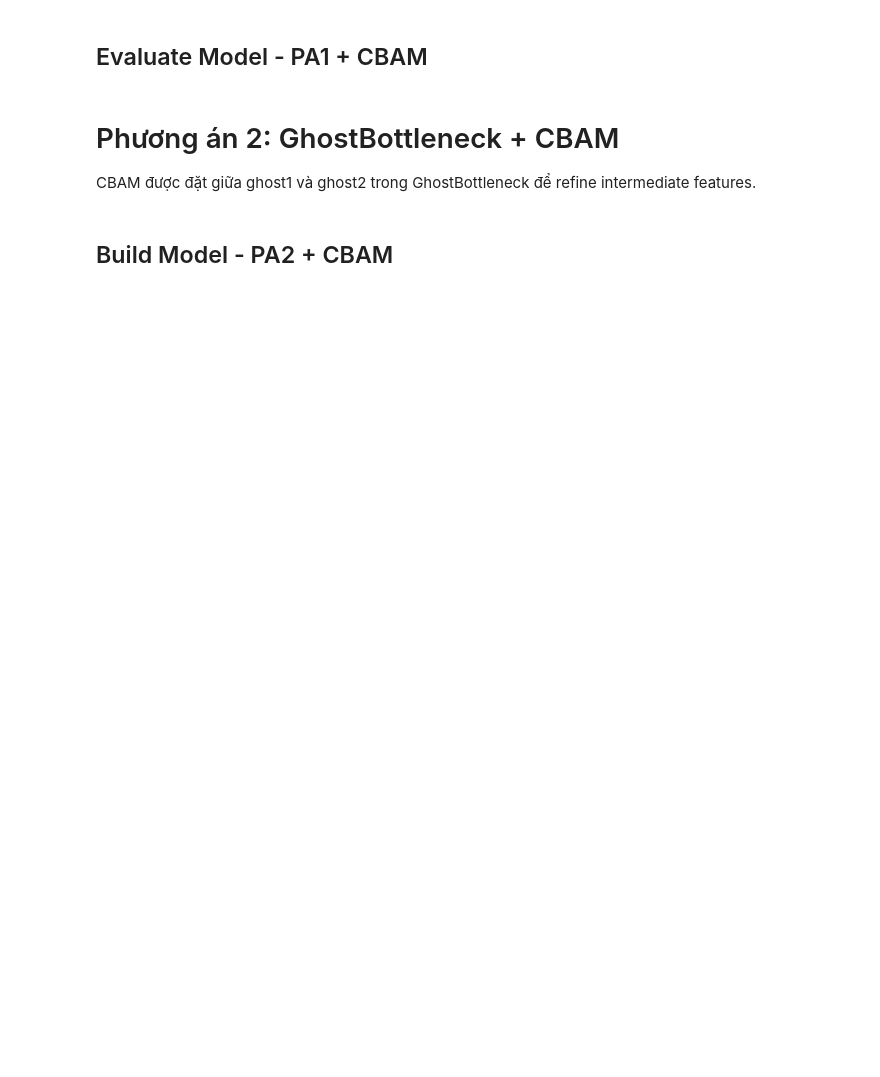
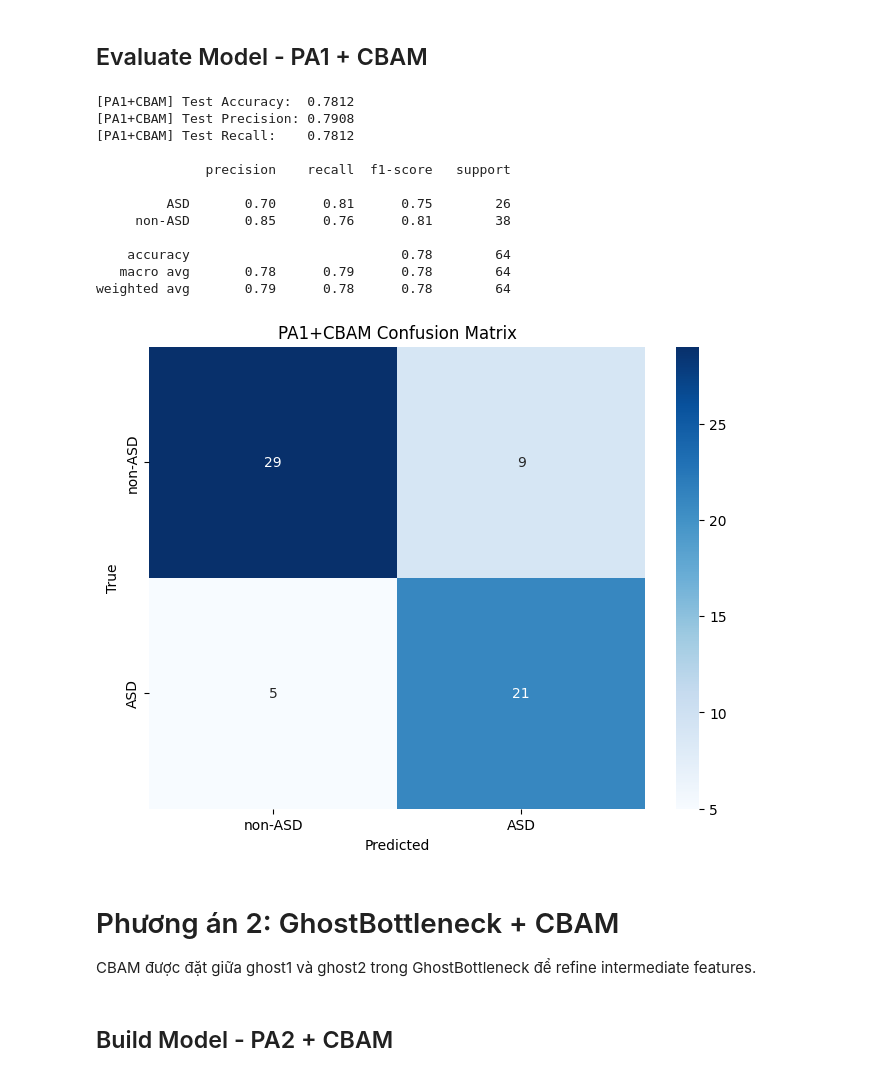
Before and after one commit to ASD-by-Eye-tracking-and-Deep-learning/train, a Jupyter notebook: ghost+cbam/convnexttiny_v2.ipynb, the cells around one changed output. Drawn from its saved outputs; the diff is of its cells as text; code cells hidden in the pictures; blank space fills up the shorter version.

```diff
--- a/ghost+cbam/convnexttiny_v2.ipynb
+++ b/ghost+cbam/convnexttiny_v2.ipynb
@@ -43,7 +63,36 @@ print(f"Model save path: {MODEL_SAVE_PATH}")
 # %%
-num_epochs = 30
-criterion = torch.nn.BCEWithLogitsLoss()
-patience = 25
+device = torch.device("cuda" if torch.cuda.is_available() else "cpu")
+num_epochs = 100
+pos_weight = torch.tensor([0.67], device=device)
+criterion = torch.nn.BCEWithLogitsLoss(pos_weight=pos_weight)
+patience = 12 # Tăng patience để theo dõi kỹ hơn các đợt dao động
+lr = 5e-6
+weight_decay = 2e-4 # Tăng nhẹ để chống overfitting
+max_norm = 0.3 # Giảm max_norm để gradient update mượt hơn
+
+def update_training_phase(model, optimizer, epoch, base_lr):
+    """
+    Cấu hình Phasing mượt hơn:
+    Phase 1 (0-4): Warm-up head (Backbone frozen)
+    Phase 2 (5-20): Fine-tune với LR thấp
+    Phase 3 (21+): Cực nhỏ để hội tụ sâu
+    """
+    if epoch < 5:
+        for param in model.backbone.parameters():
+            param.requires_grad = False
+        current_lr = base_lr
+    elif epoch < 20:
+        for param in model.backbone.parameters():
+            param.requires_grad = True
+        current_lr = base_lr * 0.5 # Giảm nhẹ so với ban đầu
+    else:
+        for param in model.backbone.parameters():
+            param.requires_grad = True
+        current_lr = base_lr * 0.1 # LR rất nhỏ để tinh chỉnh
+
+    for param_group in optimizer.param_groups:
+        param_group['lr'] = current_lr
+    return current_lr
 # %% [markdown]
 # 1. Load Data
 # %%
@@ -193,5 +233,5 @@ class ModelPA1_CBAM(torch.nn.Module):
         x = self.ghost_head[2](x)
         return x
 
-model_pa1_cbam = ModelPA1_CBAM().to(device)
-print(f"PA1+CBAM Model. Features: {model_pa1_cbam.backbone.num_features}")
+model_pa1 = ModelPA1_CBAM().to(device)
+print(f"PA1+CBAM Model. Features: {model_pa1.backbone.num_features}")
@@ -270,32 +351,46 @@ plt.tight_layout(); plt.show()
 # %% [markdown]
 ## Evaluate Model - PA1 + CBAM
 # %%
-model_pa1_cbam.load_state_dict(torch.load(os.path.join(MODEL_SAVE_PATH, 'best_pa1_cbam.pth')))
-model_pa1_cbam.eval()
+model_pa1.load_state_dict(torch.load(os.path.join(MODEL_SAVE_PATH, 'best_pa1.pth')))
+model_pa1.eval()
 
 y_all_pa1, yhat_all_pa1 = [], []
 with torch.no_grad():
     for images, labels in test_loader:
-        outputs = torch.sigmoid(model_pa1_cbam(images.to(device)))
+        outputs = torch.sigmoid(model_pa1(images.to(device)))
         yhat_all_pa1.extend((outputs > 0.5).int().squeeze(1).cpu().numpy())
         y_all_pa1.extend(labels.numpy())
 
 y_all_pa1, yhat_all_pa1 = np.array(y_all_pa1), np.array(yhat_all_pa1)
 accuracy_pa1 = (y_all_pa1 == yhat_all_pa1).mean()
 precision_pa1 = precision_score(y_all_pa1, yhat_all_pa1, average='weighted')
 recall_pa1 = recall_score(y_all_pa1, yhat_all_pa1, average='weighted')
 
 print(f"[PA1+CBAM] Test Accuracy:  {accuracy_pa1:.4f}")
 print(f"[PA1+CBAM] Test Precision: {precision_pa1:.4f}")
 print(f"[PA1+CBAM] Test Recall:    {recall_pa1:.4f}")
 print("\n" + classification_report(y_all_pa1, yhat_all_pa1, target_names=dataset.classes))
 
 conf_mat_pa1 = confusion_matrix(1 - y_all_pa1, 1 - yhat_all_pa1)
 fig, ax = plt.subplots(figsize=(8, 6))
 sns.heatmap(conf_mat_pa1, annot=True, fmt='g', cmap='Blues', ax=ax)
 ax.set_xlabel('Predicted'); ax.set_ylabel('True'); ax.set_title('PA1+CBAM Confusion Matrix')
 ax.xaxis.set_ticklabels(['non-ASD', 'ASD']); ax.yaxis.set_ticklabels(['non-ASD', 'ASD'])
 plt.show()
+# %% [output]
+[PA1+CBAM] Test Accuracy:  0.7812
+[PA1+CBAM] Test Precision: 0.7908
+[PA1+CBAM] Test Recall:    0.7812
+
+              precision    recall  f1-score   support
+
+         ASD       0.70      0.81      0.75        26
+     non-ASD       0.85      0.76      0.81        38
+
+    accuracy                           0.78        64
+   macro avg       0.78      0.79      0.78        64
+weighted avg       0.79      0.78      0.78        64
+[figure, added]
 # %% [markdown]
 # Phương án 2: GhostBottleneck + CBAM
 
```
Also changed, not shown: parts of 20 cells of this notebook, 4 other files.
